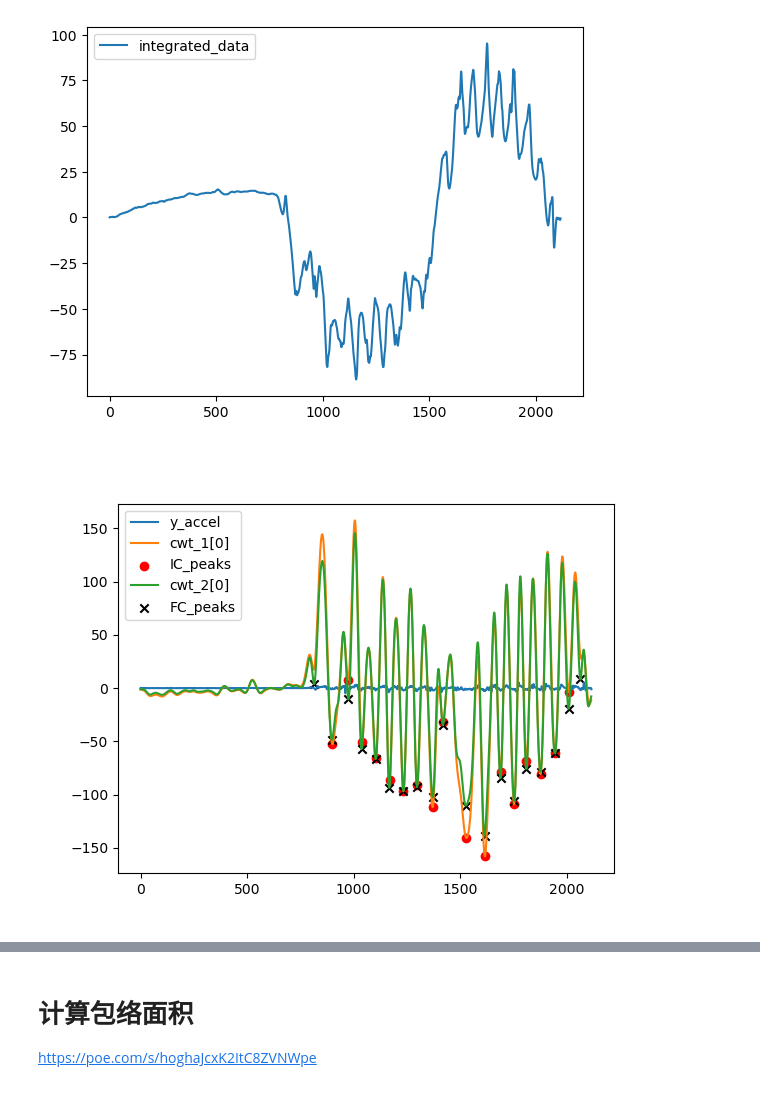
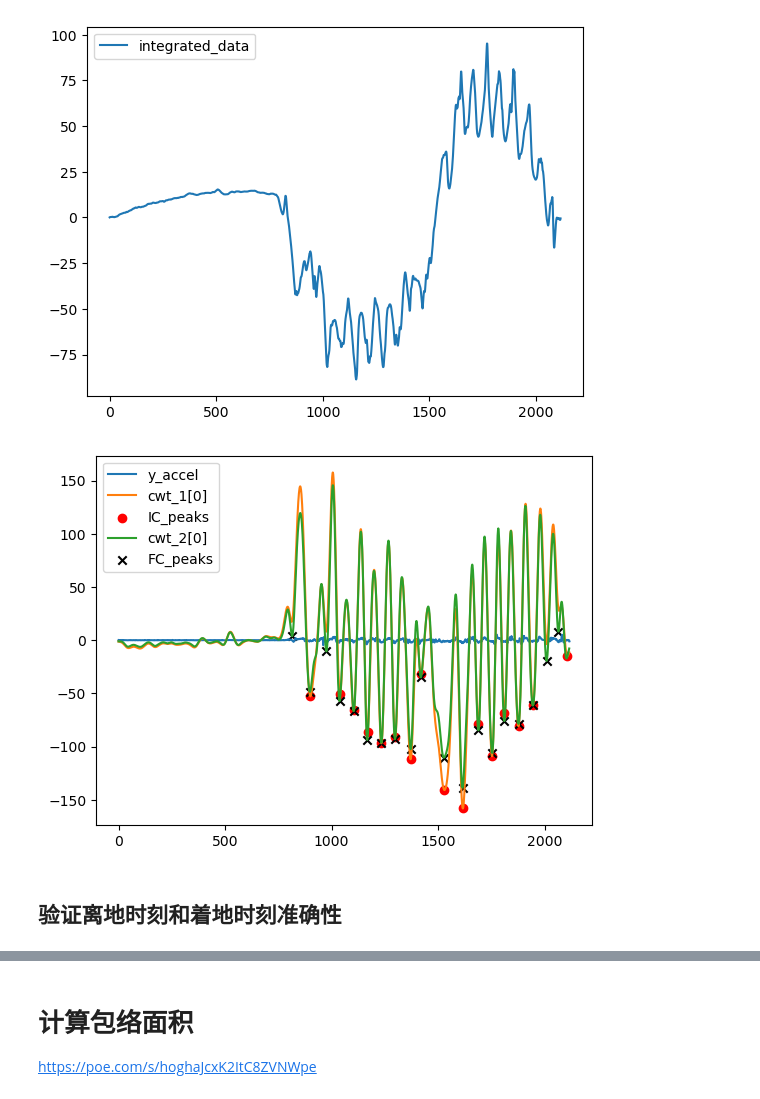
Before and after one commit to Allwillcome/--_----, a Jupyter notebook: Notes/20230416_PythonExercise.ipynb, the cells around one changed output, grey strips where cells are left out. Saved outputs shown, nothing was run; the diff lists cells and outputs as text; code cells hidden in the pictures.

Commit message:
尝试使用 find_peaks 查找着地时刻

```diff
--- a/Notes/20230416_PythonExercise.ipynb
+++ b/Notes/20230416_PythonExercise.ipynb
@@ -786,27 +786,32 @@ cwt_2, freqs = pywt.cwt(integrated_data, scale_cwt2, "gaus1")
 re_differentiated_data = cwt_2[0] # 小波变化在某种程度上可以看出是微分运算
 # %%
 # 查找峰值
-ic_peaks,properties = signal.find_peaks(-cwt_1[0],prominence =20)
+# 定义峰值
+ic_prom=5
+fc_prom=10
+ic_peaks,properties = signal.find_peaks(-cwt_1[0],height=10)
 fc_peaks,properties = signal.find_peaks(-cwt_2[0],prominence =20)
 
 # 画图
 plt.plot(y_accel,label="y_accel")
 
 plt.plot(cwt_1[0], label="cwt_1[0]")
 plt.scatter(ic_peaks,cwt_1[0][ic_peaks],
             marker="o",
             color="red",
             label="IC_peaks")
 
 plt.plot(cwt_2[0], label="cwt_2[0]")
 plt.scatter(fc_peaks,cwt_2[0][fc_peaks],
             marker="x",
             color="black",
             label="FC_peaks")
 
 plt.legend()
 plt.show()
 # %% [output]
-[figure, old version]
+[figure, new version]
 # %%
 plt.close()
+# %% [markdown]
+## 验证离地时刻和着地时刻准确性
```
Also changed, not shown: parts of 5 cells of this notebook.
